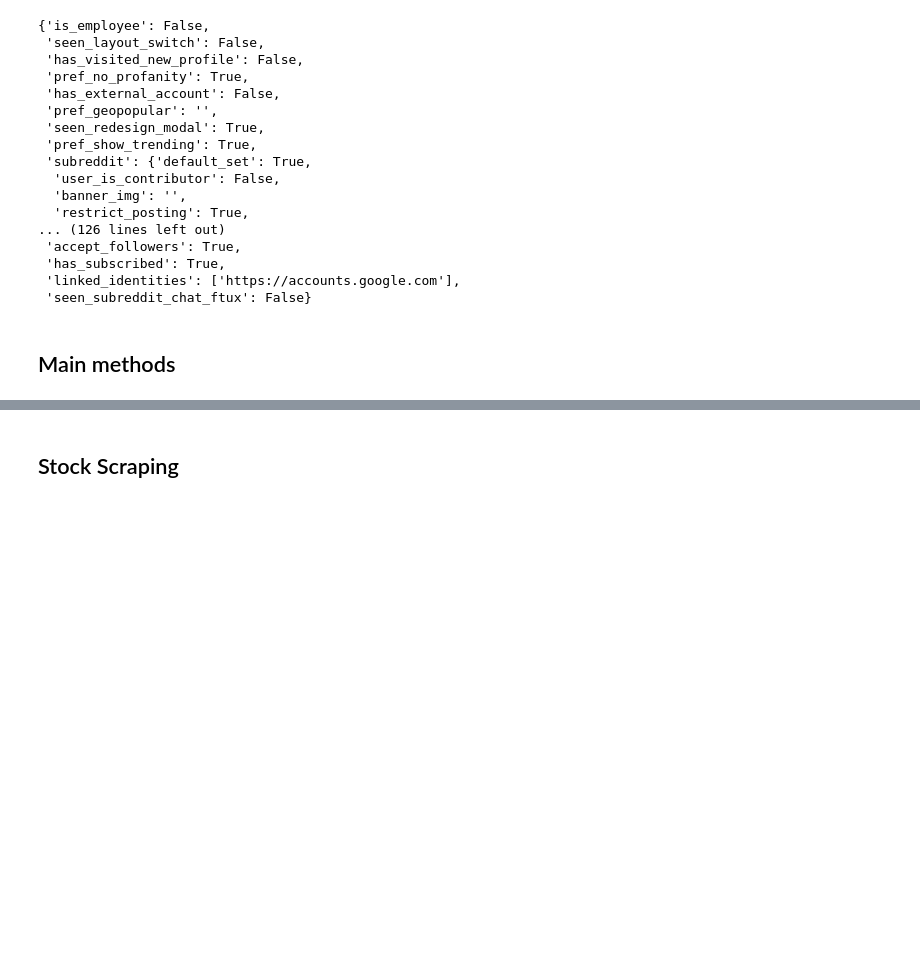
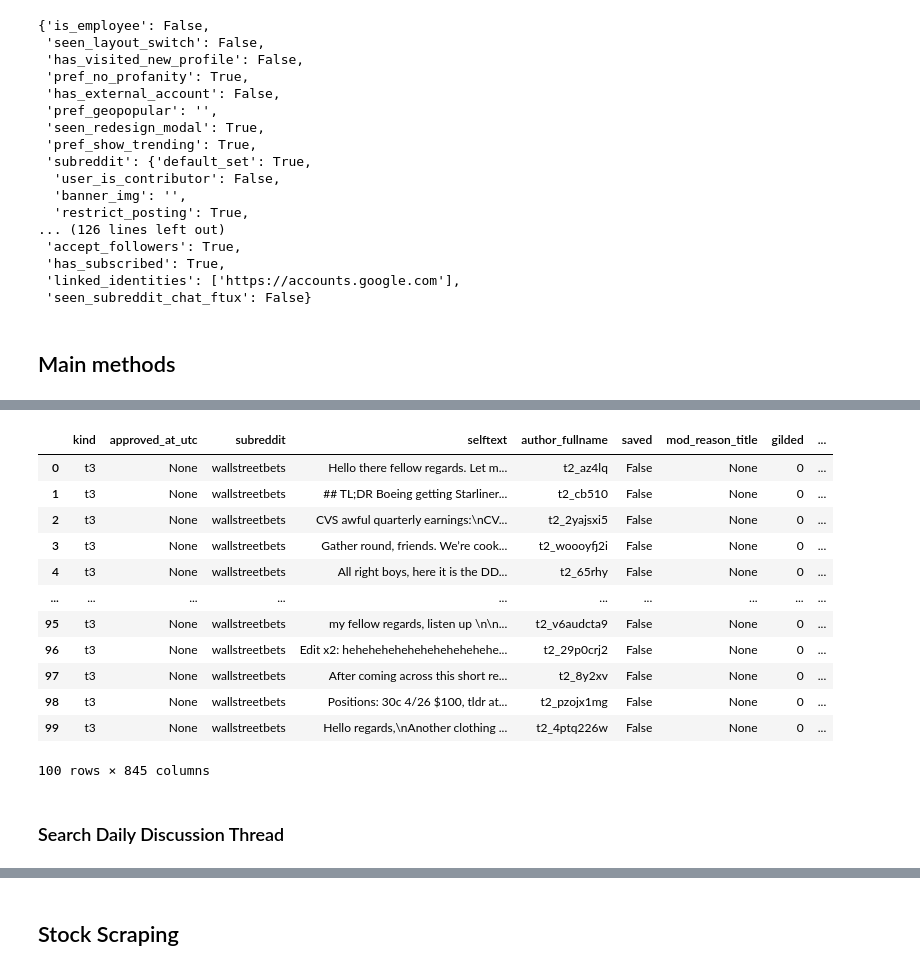
Before and after one commit to tristntran/twitter-stock-analysis, a Jupyter notebook: src/analysis.ipynb, the cells around one changed output, grey strips where cells are left out. Saved outputs shown, nothing was run; the diff lists cells and outputs as text; code cells hidden in the pictures; blank space fills up the shorter version.

```diff
--- a/src/analysis.ipynb
+++ b/src/analysis.ipynb
@@ -48,0 +82,19 @@ hot_wsb_posts = get_posts(headers)
+# %%
+# simple search for the dd flair posts
+search_flair(headers, flair="DD")
+# %% [output]
+|  | kind | approved_at_utc | subreddit | selftext | author_fullname | saved | mod_reason_title | gilded | ... |
+| 0 | t3 | None | wallstreetbets | Hello there fellow regards. Let m... | t2_az4lq | False | None | 0 | ... |
+| 1 | t3 | None | wallstreetbets | ## TL;DR Boeing getting Starliner... | t2_cb510 | False | None | 0 | ... |
+| 2 | t3 | None | wallstreetbets | CVS awful quarterly earnings:\nCV... | t2_2yajsxi5 | False | None | 0 | ... |
+| 3 | t3 | None | wallstreetbets | Gather round, friends. We’re cook... | t2_woooyfj2i | False | None | 0 | ... |
+| 4 | t3 | None | wallstreetbets | All right boys, here it is the DD... | t2_65rhy | False | None | 0 | ... |
+| ... | ... | ... | ... | ... | ... | ... | ... | ... | ... |
+| 95 | t3 | None | wallstreetbets | my fellow regards, listen up \n\n... | t2_v6audcta9 | False | None | 0 | ... |
+| 96 | t3 | None | wallstreetbets | Edit x2: hehehehehehehehehehehehe... | t2_29p0crj2 | False | None | 0 | ... |
+| 97 | t3 | None | wallstreetbets | After coming across this short re... | t2_8y2xv | False | None | 0 | ... |
+| 98 | t3 | None | wallstreetbets | Positions: 30c 4/26 $100, tldr at... | t2_pzojx1mg | False | None | 0 | ... |
+| 99 | t3 | None | wallstreetbets | Hello regards,\nAnother clothing ... | t2_4ptq226w | False | None | 0 | ... |
+100 rows × 845 columns
+# %% [markdown]
+### Search Daily Discussion Thread
```
Also changed, not shown: parts of 14 cells of this notebook, 2 other files.
